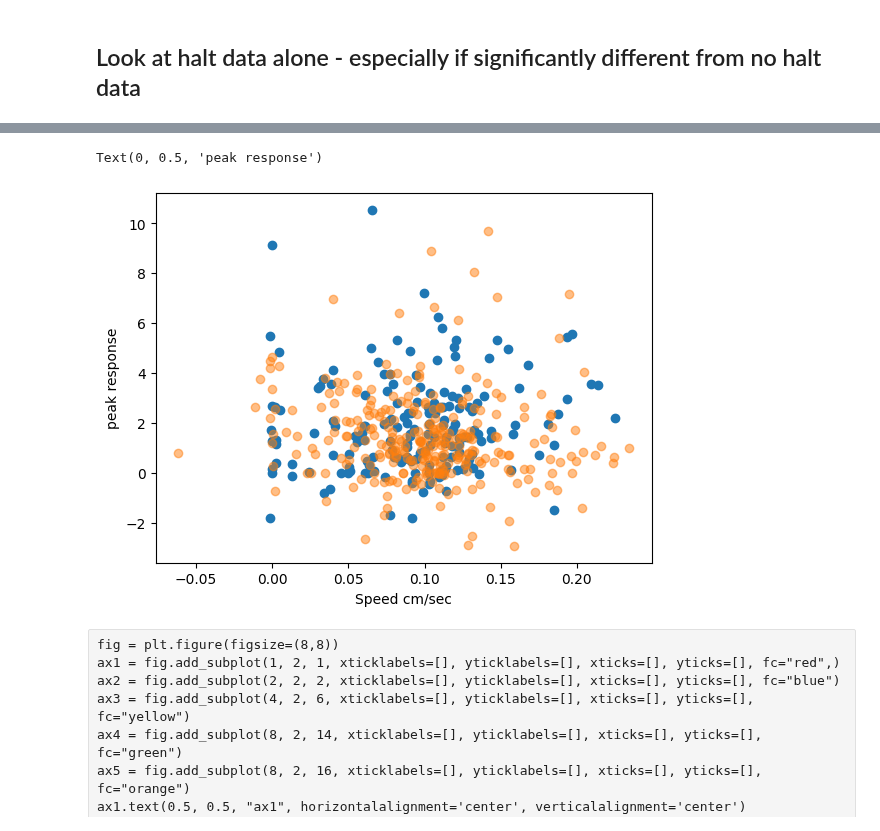
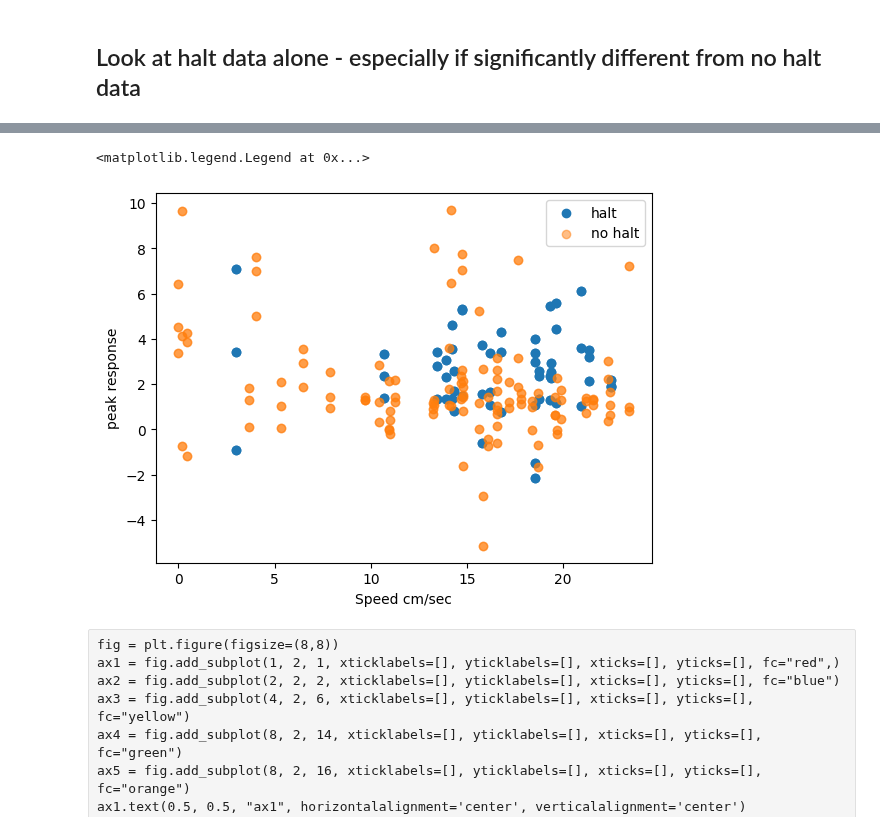
Before and after one commit to ikharitonov/vestibular_vr_pipeline, a Jupyter notebook: Mismatch_analysis/Fitting_models.ipynb, the cells around one changed output, grey strips where cells are left out. Cells and saved outputs as stored; diff of their text form; code cells hidden in the pictures.

```diff
--- a/Mismatch_analysis/Fitting_models.ipynb
+++ b/Mismatch_analysis/Fitting_models.ipynb
@@ -14,9 +16,8 @@ from scipy.stats import shapiro, chi2, mannwhitneyu, ttest_ind
 # %%
-Vars = pd.read_csv('Saved_data/GCaMP_closedopenMM_all_470_stats_df.csv')
-sensor = 'GCaMP'
-#Vars = pd.read_csv('GRAB_MM_extracted_vars.csv')
+closedopenMM_GCaMPvars = pd.read_csv('Saved_data/GCaMP_closedopenMM_all_470_stats_df.csv')
+#closedopenMM_GCaMPvars = pd.read_csv('GRAB_MM_extracted_closedopenMM_GCaMPvars.csv')
 #sensor = 'GRAB'
-Vars
+closedopenMM_GCaMPvars
 # %% [output]
 |  | session | block_type | mouse_id | event_time | movementX_prior | movementY_prior | time_range | valid_data | ... |
 | 0 | session 1 | closedloop | B3M3 | 95.818 | 14.744543 | 2.121528 | -1-0s | True | ... |
@@ -488,17 +501,18 @@ for block, resultlist in block_result_dict.items():
 # %%
-halt_closedloop_data = Vars[(Vars['event'] == 'halt') & (Vars['SessionBlock'] == 'closedloop')]
+halt_closedloop_data = filter_data(closedopenMM_GCaMPvars, ['was_halt', 'closedloop'])##closedopenMM_GCaMPvars[(closedopenMM_GCaMPvars['halt'] == True) & (closedopenMM_GCaMPvars['block_type'] == 'closedloop')]
 
-plt.scatter(halt_closedloop_data['moveX'], halt_closedloop_data['PeakResponse'])
+plt.scatter(halt_closedloop_data['movementX_prior'], halt_closedloop_data['peak'], label = 'halt')
 
-nohalt_closedloop_data = Vars[(Vars['event'] == 'no halt') & (Vars['SessionBlock'] == 'closedloop')]
+nohalt_closedloop_data = filter_data(closedopenMM_GCaMPvars, ['no_halt', 'closedloop'])#[(closedopenMM_GCaMPvars['halt'] == False) & (closedopenMM_GCaMPvars['block_type'] == 'closedloop')]
 
-plt.scatter(nohalt_closedloop_data['moveX'], nohalt_closedloop_data['PeakResponse'], alpha = 0.5)
+plt.scatter(nohalt_closedloop_data['movementX_prior'], nohalt_closedloop_data['peak'], alpha = 0.5, label = 'no halt')
 
 plt.xlabel('Speed cm/sec')
 plt.ylabel('peak response')
+plt.legend()
 # %% [output]
-Text(0, 0.5, 'peak response')
+<matplotlib.legend.Legend at 0x...>
-[figure, old version]
+[figure, new version]
 # %% [raw]
 fig = plt.figure(figsize=(8,8))
 ax1 = fig.add_subplot(1, 2, 1, xticklabels=[], yticklabels=[], xticks=[], yticks=[], fc="red",)
```
Also changed, not shown: parts of 33 cells of this notebook, 1 other file.
